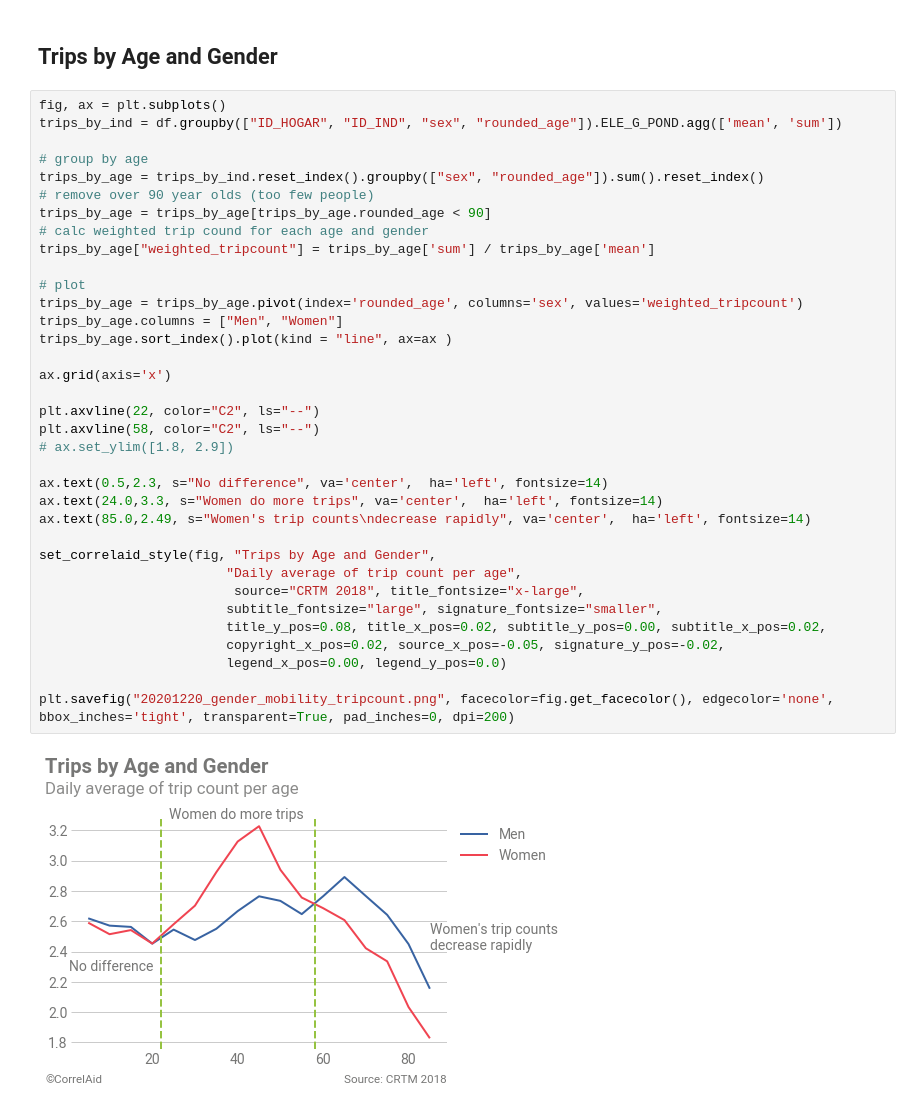
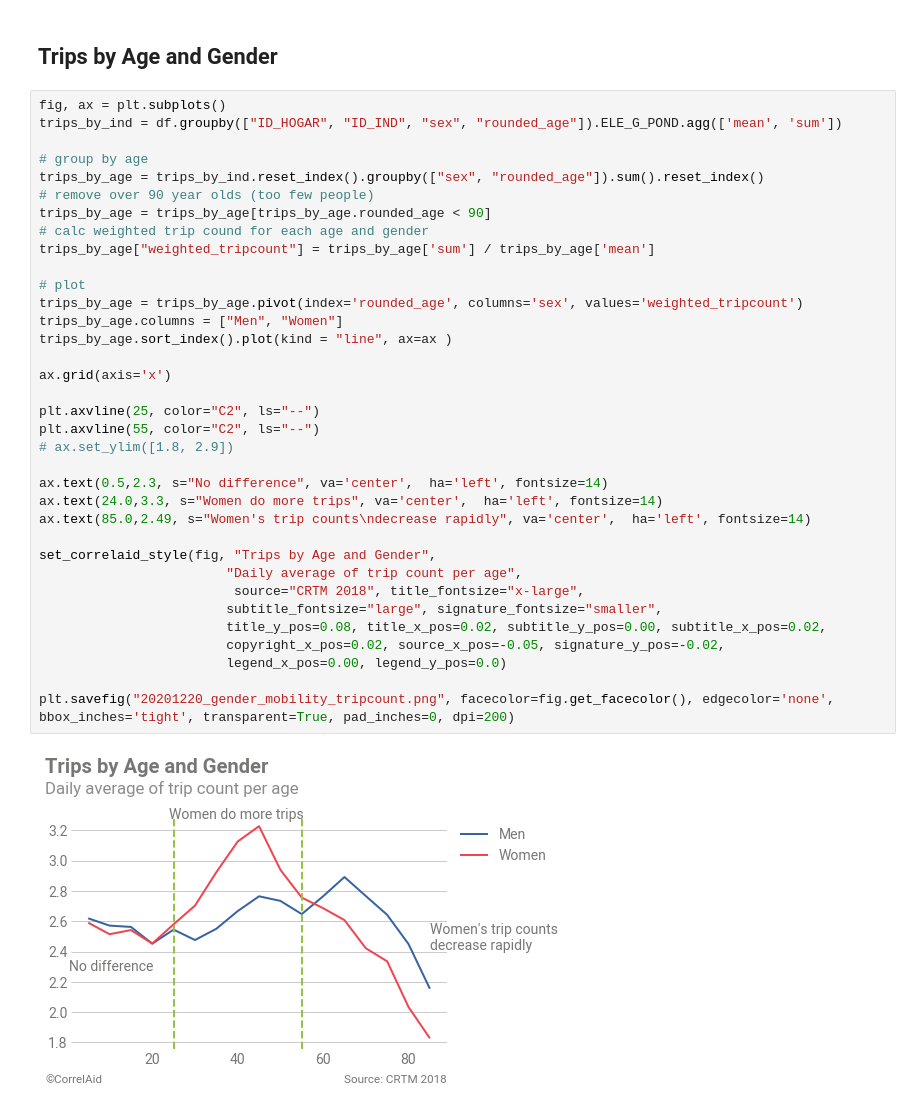
Before and after one commit to CorrelAid/gender-equality-and-mobility, a Jupyter notebook: notebooks/03_blog_plots.ipynb, the cells around one changed output. Drawn from its saved outputs; the diff is of its cells as text.

```diff
--- a/notebooks/03_blog_plots.ipynb
+++ b/notebooks/03_blog_plots.ipynb
@@ -219,33 +219,33 @@ trips_by_ind = df.groupby(["ID_HOGAR", "ID_IND", "sex", "rounded_age"]).ELE_G_PO
 # group by age
 trips_by_age = trips_by_ind.reset_index().groupby(["sex", "rounded_age"]).sum().reset_index()
 # remove over 90 year olds (too few people)
 trips_by_age = trips_by_age[trips_by_age.rounded_age < 90]
 # calc weighted trip cound for each age and gender
 trips_by_age["weighted_tripcount"] = trips_by_age['sum'] / trips_by_age['mean']
 
 # plot
 trips_by_age = trips_by_age.pivot(index='rounded_age', columns='sex', values='weighted_tripcount')
 trips_by_age.columns = ["Men", "Women"]
 trips_by_age.sort_index().plot(kind = "line", ax=ax )
 
 ax.grid(axis='x')
 
-plt.axvline(22, color="C2", ls="--")
-plt.axvline(58, color="C2", ls="--")
+plt.axvline(25, color="C2", ls="--")
+plt.axvline(55, color="C2", ls="--")
 # ax.set_ylim([1.8, 2.9])
 
 ax.text(0.5,2.3, s="No difference", va='center',  ha='left', fontsize=14)
 ax.text(24.0,3.3, s="Women do more trips", va='center',  ha='left', fontsize=14)
 ax.text(85.0,2.49, s="Women's trip counts\ndecrease rapidly", va='center',  ha='left', fontsize=14)
 
 set_correlaid_style(fig, "Trips by Age and Gender",
                         "Daily average of trip count per age",
                          source="CRTM 2018", title_fontsize="x-large",
                         subtitle_fontsize="large", signature_fontsize="smaller",
                         title_y_pos=0.08, title_x_pos=0.02, subtitle_y_pos=0.00, subtitle_x_pos=0.02,
                         copyright_x_pos=0.02, source_x_pos=-0.05, signature_y_pos=-0.02,
                         legend_x_pos=0.00, legend_y_pos=0.0)
 
 plt.savefig("20201220_gender_mobility_tripcount.png", facecolor=fig.get_facecolor(), edgecolor='none', bbox_inches='tight', transparent=True, pad_inches=0, dpi=200)
 # %% [output]
-[figure, old version]
+[figure, new version]
```
